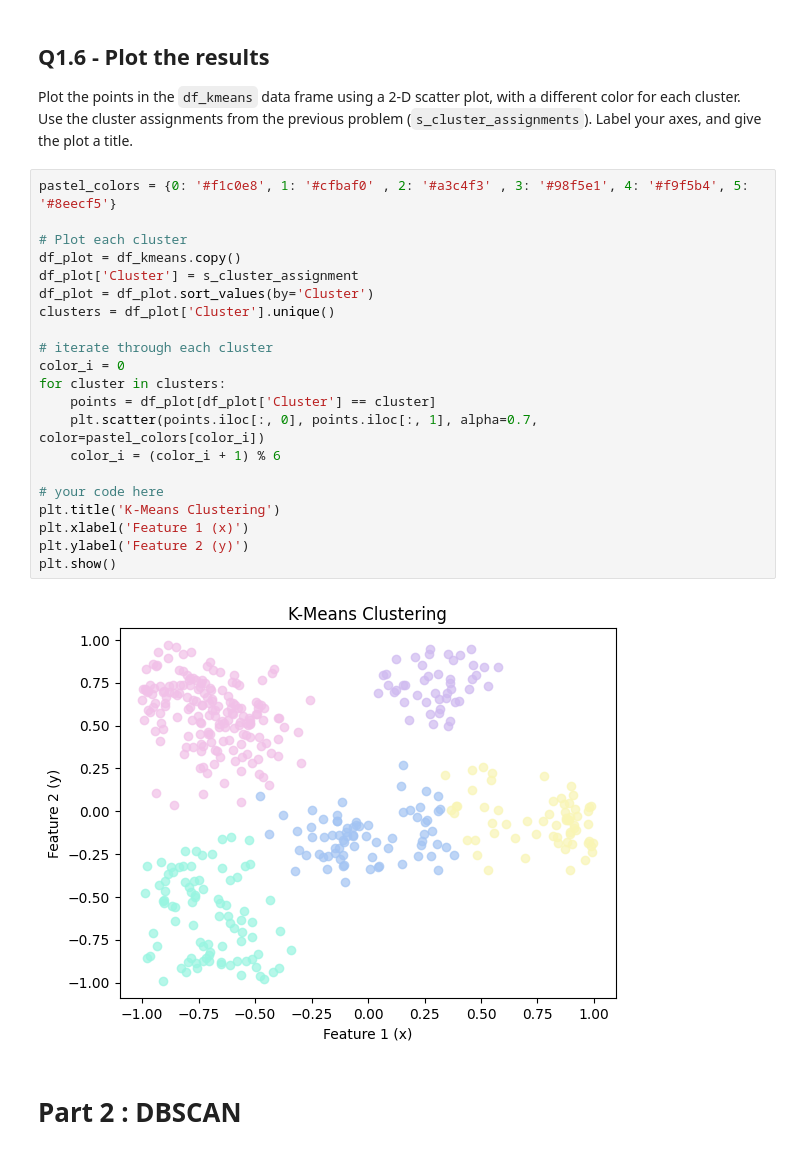
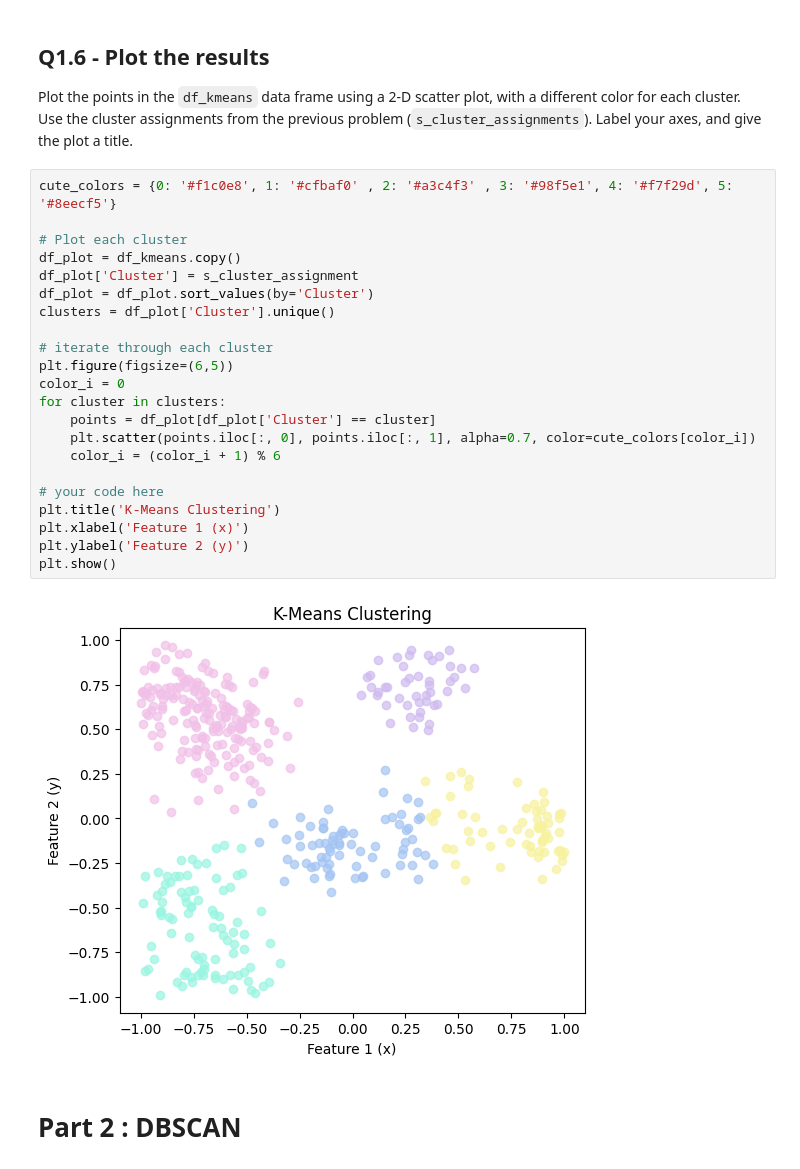
Before and after one commit to jack-mayberry/CS329E-Data-Analytics, a Jupyter notebook: Assignment 10/CS329E_HW10.ipynb, the cells around one changed output. Drawn from its saved outputs; the diff is of its cells as text.

```diff
--- a/Assignment 10/CS329E_HW10.ipynb
+++ b/Assignment 10/CS329E_HW10.ipynb
@@ -215,28 +215,29 @@ Name: count, dtype: int64
 
 Plot the points in the `df_kmeans` data frame using a 2-D scatter plot, with a different color for each cluster.  Use the cluster assignments from the previous problem (`s_cluster_assignments`).  Label your axes, and give the plot a title.
 # %%
-pastel_colors = {0: '#f1c0e8', 1: '#cfbaf0' , 2: '#a3c4f3' , 3: '#98f5e1', 4: '#f9f5b4', 5: '#8eecf5'}
+cute_colors = {0: '#f1c0e8', 1: '#cfbaf0' , 2: '#a3c4f3' , 3: '#98f5e1', 4: '#f7f29d', 5: '#8eecf5'}
 
 # Plot each cluster
 df_plot = df_kmeans.copy()
 df_plot['Cluster'] = s_cluster_assignment
 df_plot = df_plot.sort_values(by='Cluster')
 clusters = df_plot['Cluster'].unique()
 
 # iterate through each cluster
+plt.figure(figsize=(6,5))
 color_i = 0
 for cluster in clusters:
     points = df_plot[df_plot['Cluster'] == cluster]
-    plt.scatter(points.iloc[:, 0], points.iloc[:, 1], alpha=0.7, color=pastel_colors[color_i])
+    plt.scatter(points.iloc[:, 0], points.iloc[:, 1], alpha=0.7, color=cute_colors[color_i])
     color_i = (color_i + 1) % 6
 
 # your code here
 plt.title('K-Means Clustering')
 plt.xlabel('Feature 1 (x)')
 plt.ylabel('Feature 2 (y)')
 plt.show()
 # %% [output]
-[figure, old version]
+[figure, new version]
 # %% [markdown]
 # Part 2 : DBSCAN
 # %% [markdown]
```
Also changed, not shown: parts of 2 cells of this notebook.
